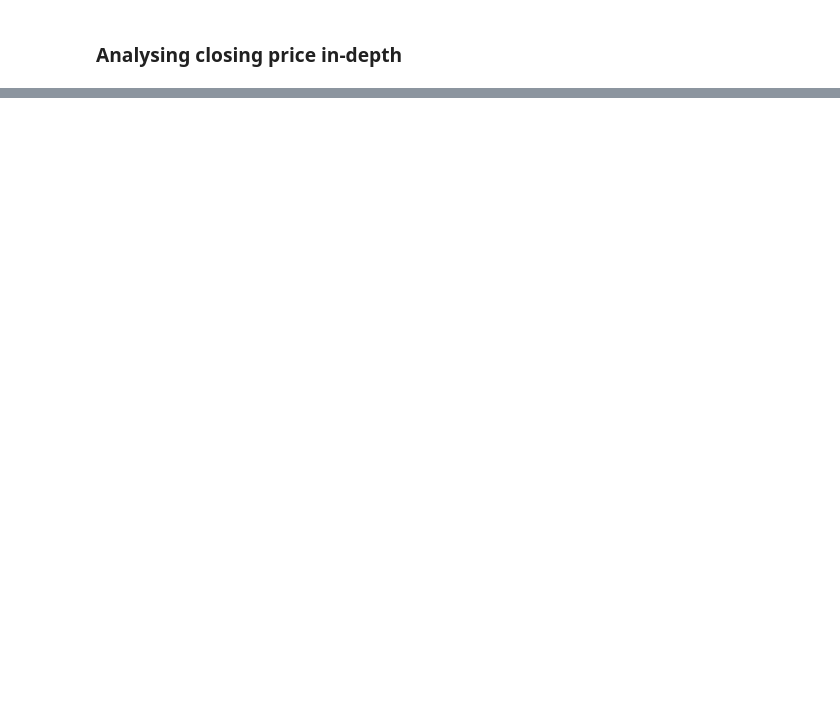
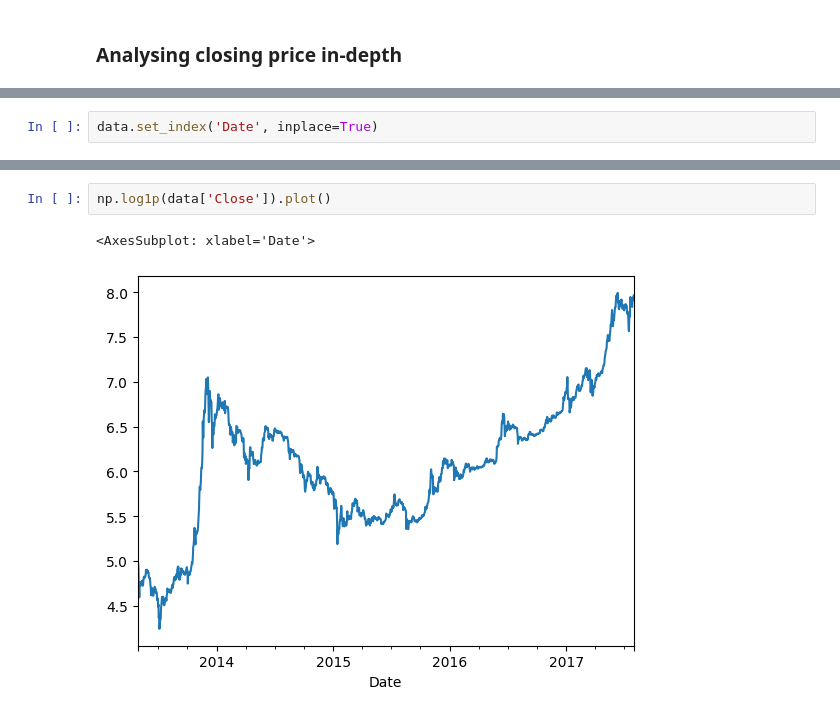
Before and after one commit to Sumetjutha/031_Real_Project_Analysis_Python, a Jupyter notebook: 004_Bitcoin_Data_Analysis.ipynb, the cells around one changed output, grey strips where cells are left out. Drawn from its saved outputs; the diff is of its cells as text; blank space fills up the shorter version.

```diff
--- a/004_Bitcoin_Data_Analysis.ipynb
+++ b/004_Bitcoin_Data_Analysis.ipynb
@@ -269,0 +275,2 @@ fig.show()
+# %%
+data.set_index('Date', inplace=True)
@@ -269,0 +310,5 @@ fig.show()
+# %%
+np.log1p(data['Close']).plot()
+# %% [output]
+<AxesSubplot: xlabel='Date'>
+[figure, added]
```
Also changed, not shown: parts of 15 cells of this notebook.
